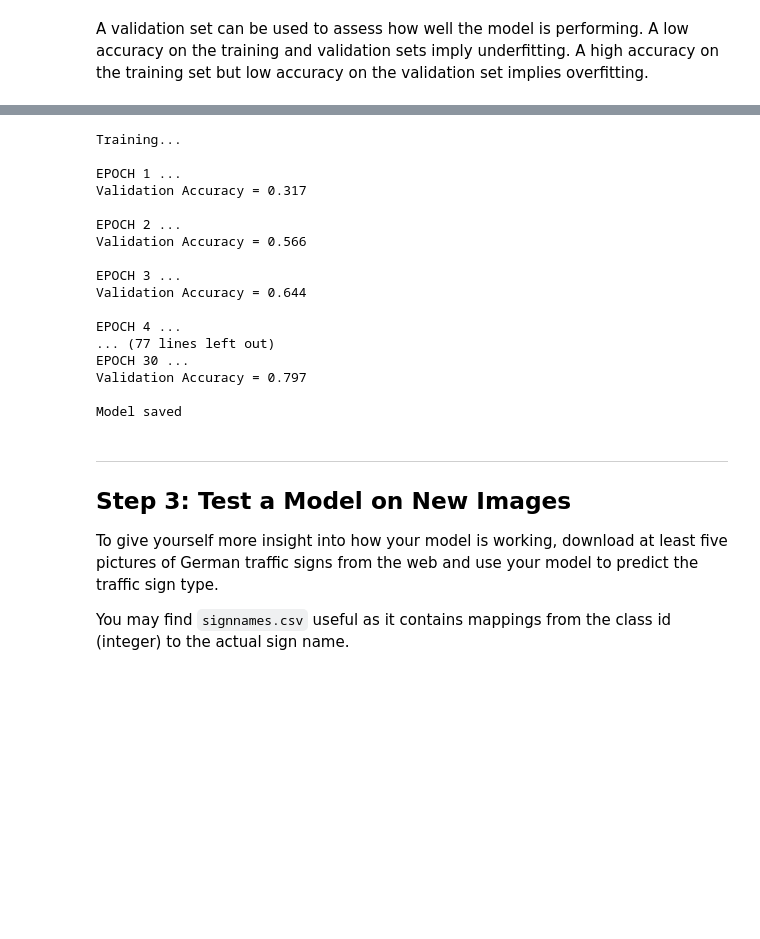
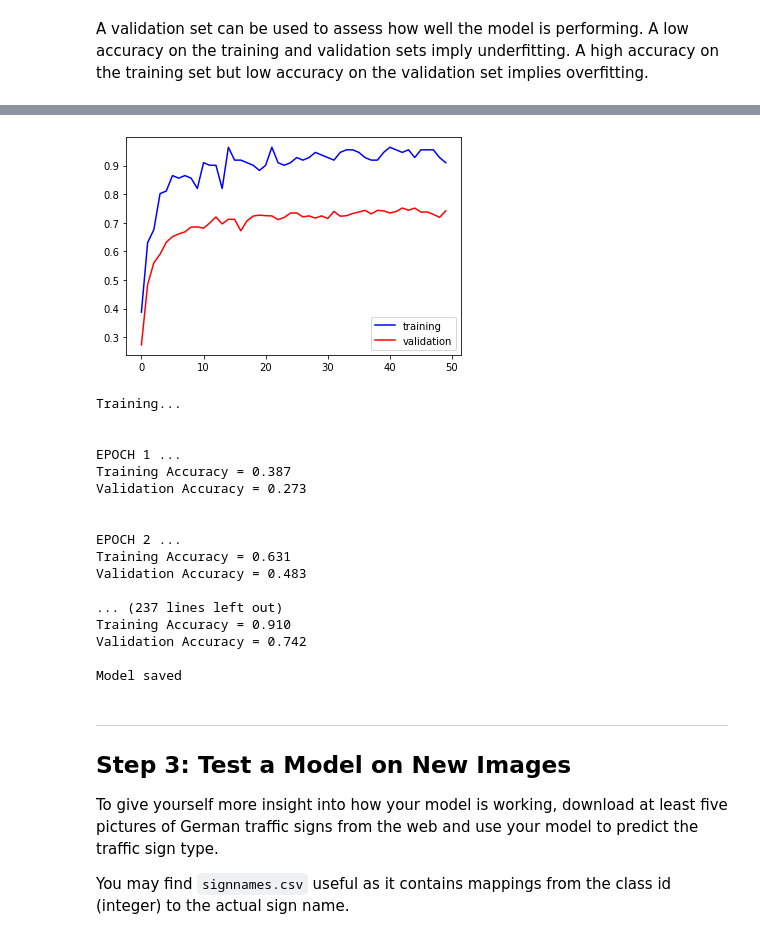
Before and after one commit to ChoKasem/Traffic-Sign-Classifier, a Jupyter notebook: Traffic_Sign_Classifier.ipynb, the cells around one changed output, grey strips where cells are left out. Saved outputs shown, nothing was run; the diff lists cells and outputs as text; code cells hidden in the pictures; blank space fills up the shorter version.

```diff
--- a/Traffic_Sign_Classifier.ipynb
+++ b/Traffic_Sign_Classifier.ipynb
@@ -305,8 +304,16 @@ def evaluate(X_data, y_data):
+# %%
+plt.plot(training_data, color = "blue", label="training")
+plt.plot(validation_data, color = "red", label="validation")
+plt.legend()
+plt.show()
+# %% [output]
+[figure, added]
 # %%
 with tf.Session() as sess:
     sess.run(tf.global_variables_initializer())
     num_examples = n_train
-
+    training_data = []
+    validation_data = []
     print("Training...")
     print()
     for i in range(EPOCHS):
@@ -316,8 +323,15 @@ with tf.Session() as sess:
             batch_x, batch_y = X_train[offset:end], y_train[offset:end]
             sess.run(training_operation, feed_dict={x: batch_x, y: batch_y})
 
+#             print("Training Accuracy = {:.3f}".format(training_accuracy))
+
+        print()
+        training_accuracy = evaluate(batch_x, batch_y)
+        training_data.append(training_accuracy)
         validation_accuracy = evaluate(X_valid, y_valid)
+        validation_data.append(validation_accuracy)
         print("EPOCH {} ...".format(i+1))
+        print("Training Accuracy = {:.3f}".format(training_accuracy))
         print("Validation Accuracy = {:.3f}".format(validation_accuracy))
         print()
 
@@ -326,19 +340,19 @@ with tf.Session() as sess:
 # %% [output]
 Training...
 
+
 EPOCH 1 ...
-Validation Accuracy = 0.317
+Training Accuracy = 0.387
+Validation Accuracy = 0.273
+
 
 EPOCH 2 ...
-Validation Accuracy = 0.566
+Training Accuracy = 0.631
+Validation Accuracy = 0.483
 
-EPOCH 3 ...
-Validation Accuracy = 0.644
-
-EPOCH 4 ...
-... (77 lines left out)
-EPOCH 30 ...
-Validation Accuracy = 0.797
+... (237 lines left out)
+Training Accuracy = 0.910
+Validation Accuracy = 0.742
 
 Model saved
 # %% [markdown]
```
Also changed, not shown: parts of 8 cells of this notebook, 4 other files.
